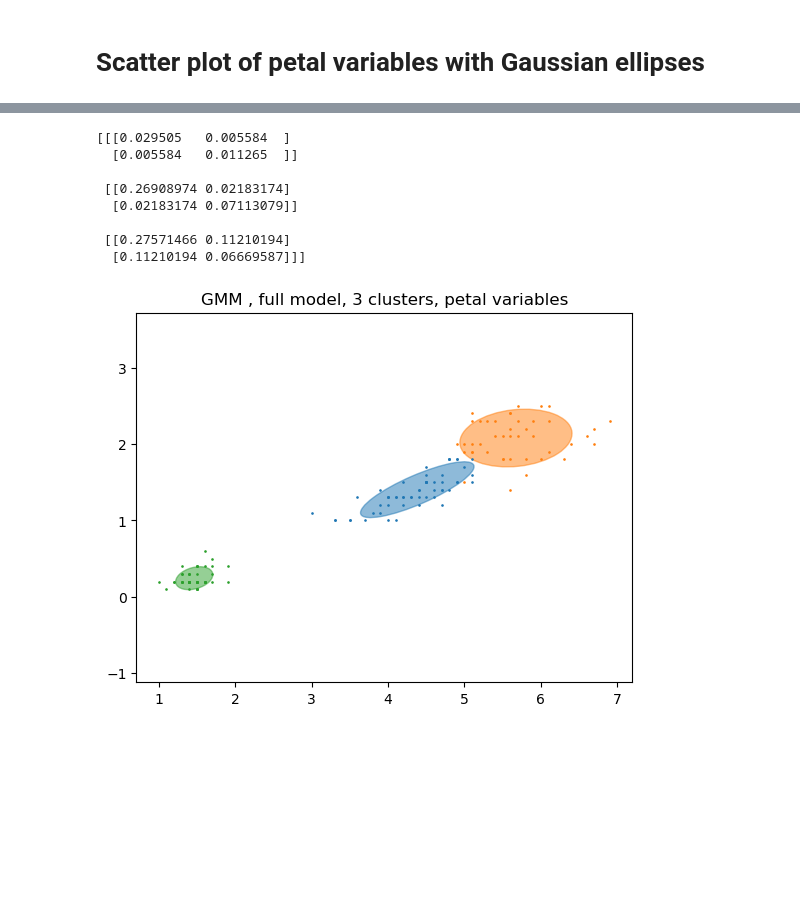
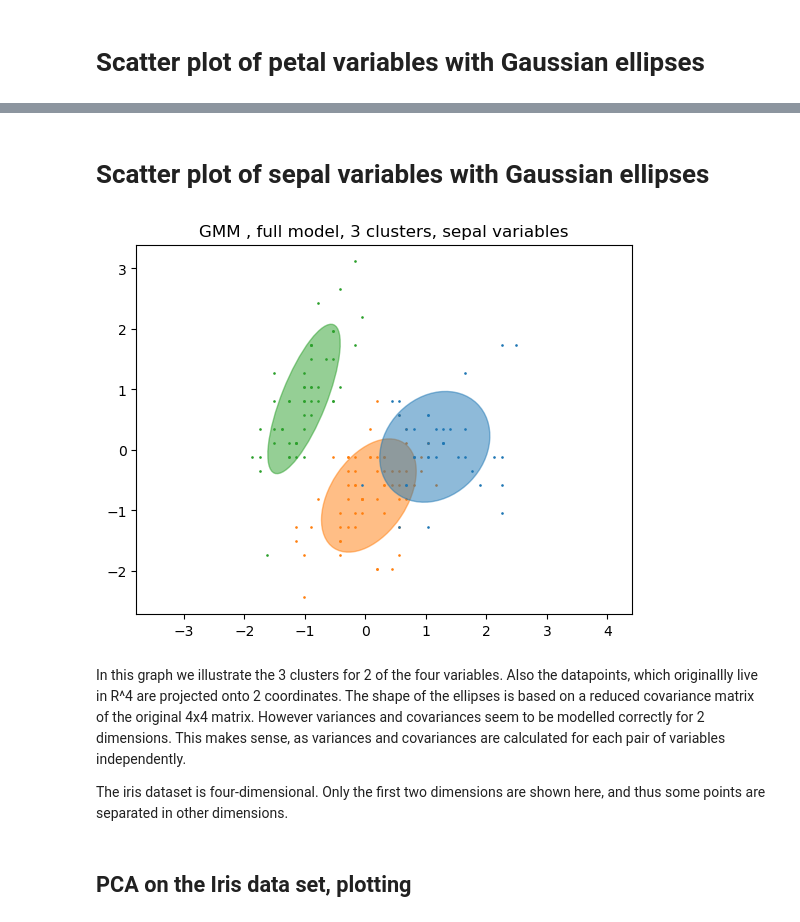
Before and after one commit to Seb125/Gaussian-Mixture-Model, a Jupyter notebook: notebooks_GMM_EM.ipynb, the cells around one changed output, grey strips where cells are left out. Saved outputs shown, nothing was run; the diff lists cells and outputs as text; code cells hidden in the pictures; blank space fills up the shorter version.

```diff
--- a/notebooks_GMM_EM.ipynb
+++ b/notebooks_GMM_EM.ipynb
@@ -370,3 +296,0 @@ array([[1.464     , 0.244     ],
-# %%
-for i in grid_search.best_estimator_.means_:
-    print(i)
@@ -377,3 +296,0 @@ for i in grid_search.best_estimator_.means_:
-# %%
-for i in grid_search.best_estimator_.covariances_:
-    print(i)
@@ -408,10 +298,10 @@ array([[0.26331128, 0.08810577],
 from matplotlib.patches import Ellipse
 from scipy import linalg
 
-X_petal = X[["petal_length", "petal_width"]]
-X_sepal = X[["sepal_length", "sepal_width"]]
+X_petal = df[["petal_length", "petal_width"]]
+X_sepal = df[["sepal_length", "sepal_width"]]
 
-color_iter = sns.color_palette("tab10", 3)[::-1]
+color_iter = sns.color_palette("tab10", 2)[::-1]
 Y_ = grid_search.predict(X)
 
 fig, ax = plt.subplots()
@@ -423,7 +313,7 @@ covariances = np.array([grid_search.best_estimator_.covariances_[0:2, 0:2], grid
 for i, (mean, cov, color) in enumerate(
     zip(
         grid_search.best_estimator_.means_,
-        covariances,
+        grid_search.best_estimator_.covariances_,
         color_iter,
     )
 ):
@@ -452,10 +342,9 @@ plt.show()
 from matplotlib.patches import Ellipse
 from scipy import linalg
 
-X_petal = X[["petal_length", "petal_width"]]
-X_sepal = X[["sepal_length", "sepal_width"]]
 
-color_iter = sns.color_palette("tab10", 3)[::-1]
+
+color_iter = sns.color_palette("tab10", 2)[::-1]
 Y_ = grid_search.predict(X)
 
 fig, ax = plt.subplots()
@@ -468,7 +357,7 @@ covariances = np.array([grid_search.best_estimator_.covariances_[2:4, 2:4], grid
 for i, (mean, cov, color) in enumerate(
     zip(
         grid_search.best_estimator_.means_,  # here Im taking the mean coordinates of the petal coordinates, which are stored in the 2nd and 3rd column
-        covariances,
+        grid_search.best_estimator_.covariances_,
         color_iter,
     )
 ):
@@ -507,50 +437,49 @@ gm = GaussianMixture(n_components=3, random_state=0, covariance_type='full',
+# %% [markdown]
+# Scatter plot of sepal variables with Gaussian ellipses
 # %%
 from matplotlib.patches import Ellipse
 from scipy import linalg
 
-X_petal = X[["petal_length", "petal_width"]]
-X_sepal = X[["sepal_length", "sepal_width"]]
+X_petal = df[["petal_length", "petal_width"]]
+X_sepal = df[["sepal_length", "sepal_width"]]
 
 color_iter = sns.color_palette("tab10", 3)[::-1]
 Y_ = gm.predict(X)
 
 fig, ax = plt.subplots()
 
-covariances = np.array([gm.covariances_[0][2:4,2:4], gm.covariances_[1][2:4,2:4], gm.covariances_[2][2:4,2:4]])
-print(covariances)
+covariances = np.array([gm.covariances_[0][0:2,0:2], gm.covariances_[1][0:2,0:2], gm.covariances_[2][0:2,0:2]])
 
 for i, (mean, cov, color) in enumerate(
     zip(
-        gm.means_,  # here Im taking the mean coordinates of the petal coordinates, which are stored in the 2nd and 3rd column
-        covariances, # reduced COV for the coordinates 3 and 4 to calculate the eigenvectors
+        gm.means_,
+        covariances, # reduced COV for the coordinates 1 and 2 to calculate the eigenvectors
         color_iter,
     )
 ):
     v, w = linalg.eigh(cov)
     if not np.any(Y_ == i):
         continue
-    plt.scatter(X_petal.iloc[Y_ == i, 0], X_petal.iloc[Y_ == i, 1], 0.8, color=color)
+    plt.scatter(X_sepal.iloc[Y_ == i, 0], X_sepal.iloc[Y_ == i, 1], 0.8, color=color)
 
     angle = np.arctan2(w[0][1], w[0][0])
     angle = 180.0 * angle / np.pi  # convert to degrees
     v = 2.0 * np.sqrt(2.0) * np.sqrt(v)
-    ellipse = Ellipse(mean[2:4], v[0], v[1], angle=180.0 + angle, color=color)
+    ellipse = Ellipse(mean[0:2], v[0], v[1], angle=180.0 + angle, color=color)
     ellipse.set_clip_box(fig.bbox)
     ellipse.set_alpha(0.5)
     ax.add_artist(ellipse)
 
 plt.title(
-    "GMM , full model, 3 clusters, petal variables"
+    "GMM , full model, 3 clusters, sepal variables"
 )
 plt.axis("equal")
 plt.show()
 # %% [output]
-[[[0.029505   0.005584  ]
-  [0.005584   0.011265  ]]
-
- [[0.26908974 0.02183174]
-  [0.02183174 0.07113079]]
-
- [[0.27571466 0.11210194]
-  [0.11210194 0.06669587]]]
-[figure, old version]
+[figure, new version]
+# %% [markdown]
+In this graph we illustrate the 3 clusters for 2 of the four variables. Also the datapoints, which originallly live in R^4 are projected onto 2 coordinates. The shape of the ellipses is based on a reduced covariance matrix of the original 4x4 matrix. However variances and covariances seem to be modelled correctly for 2 dimensions. This makes sense, as variances and covariances are calculated for each pair of variables independently.
+
+The iris dataset is four-dimensional. Only the first two dimensions are shown here, and thus some points are separated in other dimensions.
+# %% [markdown]
+## PCA on the Iris data set, plotting
```
Also changed, not shown: parts of 36 cells of this notebook.
